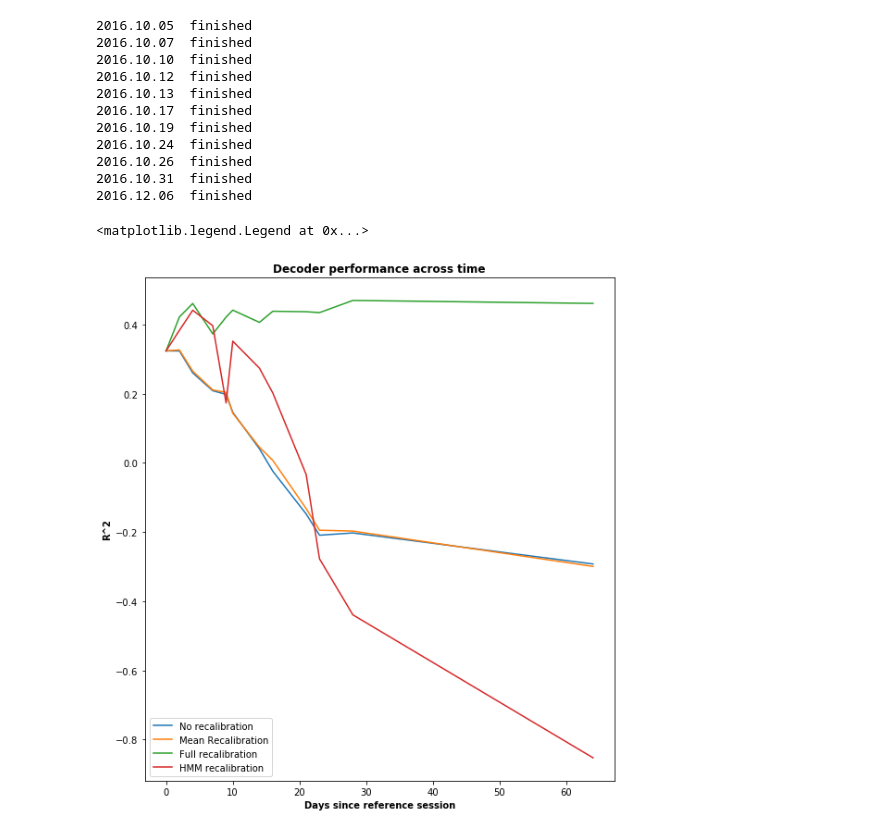
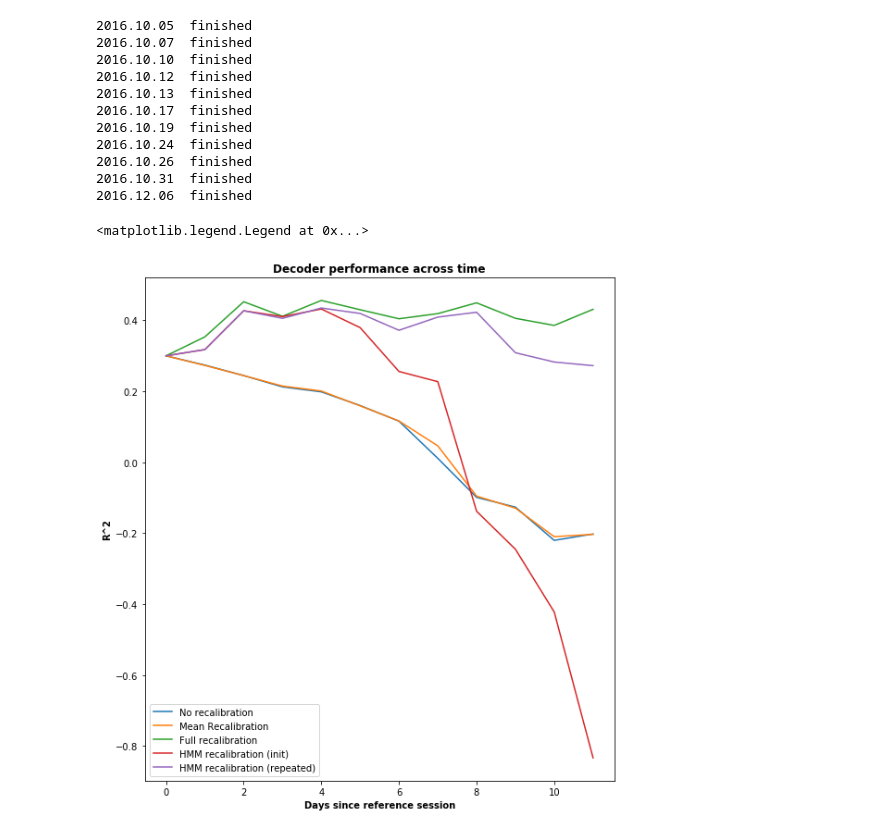
Before and after one commit to guyhwilson/nonstationarities, a Jupyter notebook: code/example_HMM.ipynb, the cells around one changed output. Cells and saved outputs as stored; diff of their text form; code cells hidden in the pictures.

Commit message:
initial simulator code for HMM nonstationarities sweep

```diff
--- a/code/example_HMM.ipynb
+++ b/code/example_HMM.ipynb
@@ -37,9 +37,9 @@ The autoreload extension is already loaded. To reload it, use:
 # %%
 
 # Get initial day performance and decoder:
-day0       = DataStruct(files[2])
+day0       = DataStruct(files[2], alignScreens = True)
 train_frac = 0.5
-task       = 'cursor'
+task       = None
 sigma      = None
 blocks     = None
 
@@ -54,7 +54,7 @@ Performance on day 0 with recalibration: R^2 =  0.3235895618625127
 
 # General parameters:
 train_frac = 0.5
-task       = 'cursor'
+task       = None
 
 
 # HMM setup:
@@ -76,12 +76,13 @@ pStateStart = np.zeros((nStates,1)) + (1/nStates)
 
 date          = [day0.date]
 models        = list()
-scores        = np.zeros((4, 12)) # rows are 0 - no recalibration; 1 - mean recalibration; 2 - full recalibration; 3 - HMM recalibration
+scores        = np.zeros((5, 12)) # rows are 0 - no recalibration; 1 - mean recalibration; 2 - full recalibration; 3 - HMM recalibration (initial); 4 - HMM recalibration (each session)
 scores[:, 0]  = ref_scores[0]
 
+hmm_new_ref = deepcopy(ref_decoder)
 for i in range(3, 14):
     file        = files[i]
-    new_dat     = DataStruct(file)
+    new_dat     = DataStruct(file, alignScreens = True)
     date.append(new_dat.date)
 
     train_x, cursorPos, train_y, test_x, _, test_y = prep_HMMData(new_dat, train_frac = train_frac, task = task, return_flattened = True)
@@ -91,9 +92,10 @@ for i in range(3, 14):
     scores[2, i-2] = LinearRegression(normalize = False).fit(train_x, train_y).score(test_x, test_y)         # full recalibration
 
     # Precision parameter for the von mises distribution
-    hmm_decoder      = train_HMMRecalibrate(deepcopy(ref_decoder), [train_x], [cursorPos], stateTrans, pStateStart, targLocs, vmKappa, probThreshold)
-
-    scores[3, i-2]   = hmm_decoder.score(test_x - train_x.mean(axis = 0), test_y)
+    hmm_init_ref     = train_HMMRecalibrate(deepcopy(ref_decoder), [train_x], [cursorPos], stateTrans, pStateStart, targLocs, vmKappa, probThreshold)
+    hmm_new_ref      = train_HMMRecalibrate(hmm_new_ref, [train_x], [cursorPos], stateTrans, pStateStart, targLocs, vmKappa, probThreshold)
+    scores[3, i-2]   = hmm_init_ref.score(test_x - train_x.mean(axis = 0), test_y)
+    scores[4, i-2]   = hmm_new_ref.score(test_x - train_x.mean(axis = 0), test_y)
 
 
     print(new_dat.date, ' finished')
@@ -112,27 +114,27 @@ for i in range(3, 14):
 # %%
 from preprocess import daysBetween
 days = [daysBetween(day0.date, date[i]) for i in range(len(date))]
 
 
 figSize(10, 20)
 
 plt.subplot(1, 2, 1)
-labels = ['No recalibration', 'Mean Recalibration', 'Full recalibration', 'HMM recalibration']
-for i in range(4):
-    plt.plot(days, scores[i, :].T, label = labels[i])
+labels = ['No recalibration', 'Mean Recalibration', 'Full recalibration', 'HMM recalibration (init)', 'HMM recalibration (repeated)']
+for i in range(5):
+    plt.plot( scores[i, :].T, label = labels[i])
 
 
 plt.xlabel('Days since reference session', fontweight = 'bold')
 plt.ylabel('R^2', fontweight = 'bold')
 #plt.xticks(np.arange(len(date)), date, rotation = 40, fontweight = 'bold')
 plt.title('Decoder performance across time', fontweight = 'bold')
 plt.legend()
 
 #plt.subplot(1, 2, 2)
 #plt.plot(days, scores[2, :], label = 'Full recalibration')
 #plt.plot(days, hmm_scores, label = 'HMM (consecutive updates)')
 #plt.xlabel('Days')
 #plt.ylabel('R^2')
 # %% [output]
 <matplotlib.legend.Legend at 0x...>
-[figure, old version]
+[figure, new version]
```
Also changed, not shown: parts of 1 cell of this notebook, 10 other files.
